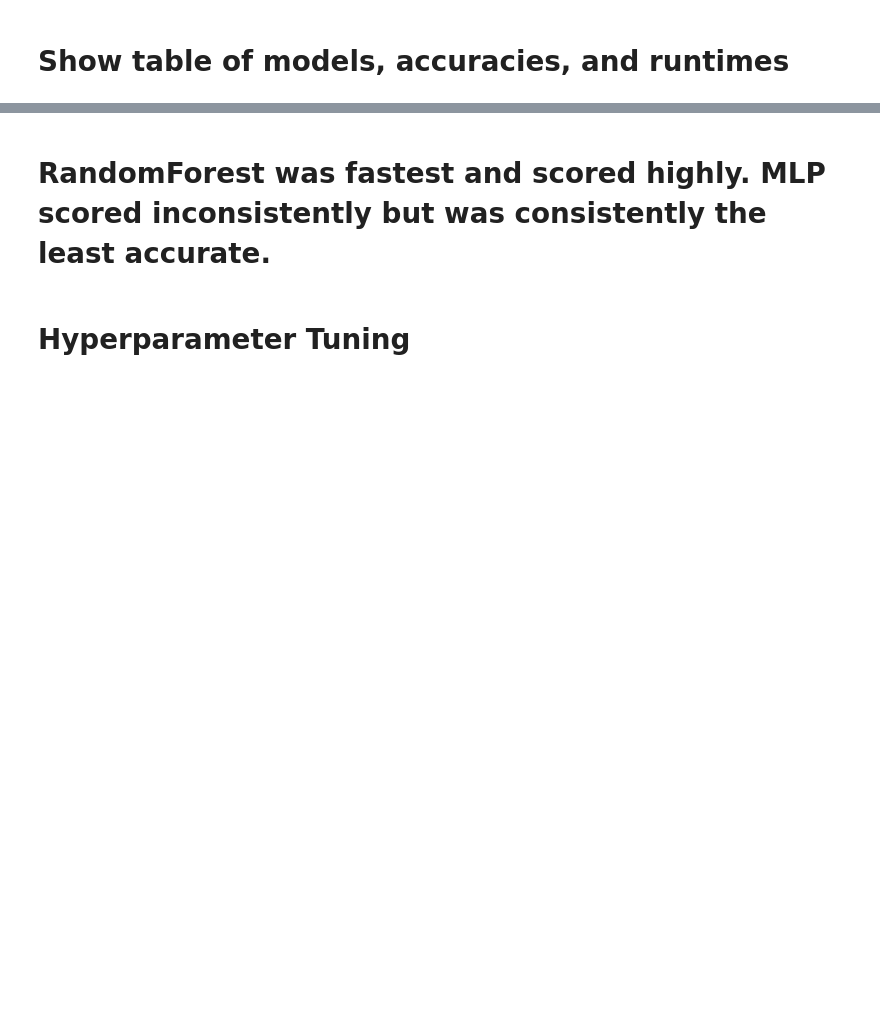
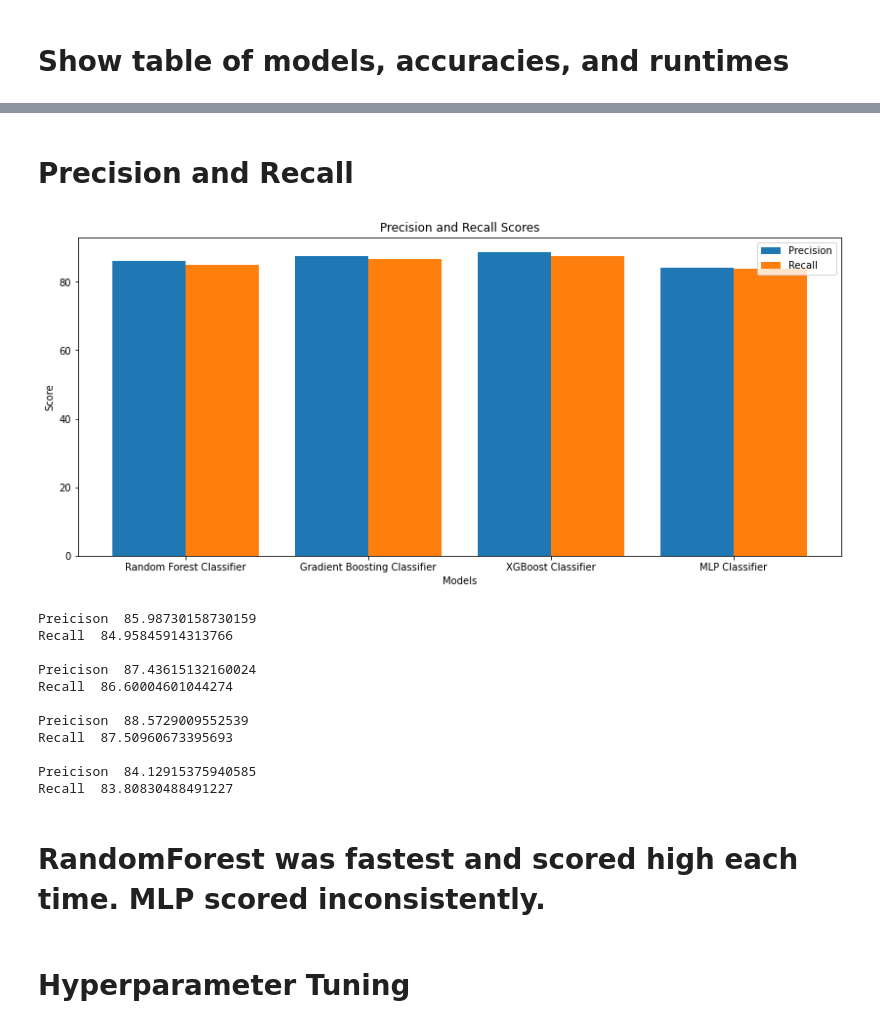
Before and after one commit to mkerekes1427/CAP-4770-Final-Project, a Jupyter notebook: sleep-datascience-notebook.ipynb, the cells around one changed output, grey strips where cells are left out. Cells and saved outputs as stored; diff of their text form; code cells hidden in the pictures; blank space fills up the shorter version.

```diff
--- a/sleep-datascience-notebook.ipynb
+++ b/sleep-datascience-notebook.ipynb
@@ -363,5 +389,53 @@ acc_runtime_table
+# %% [markdown]
+# Precision and Recall
+# %%
+from sklearn.metrics import precision_score
+from sklearn.metrics import recall_score
+
+RF_precision =  precision_score(y_test, synth_rf_preds, average='macro') * 100
+GBC_precision =  precision_score(y_test, synth_gbc_preds, average='macro') * 100
+XGB_precision =  precision_score(y_test, synth_xgb_preds, average='macro') * 100
+MLP_precision =  precision_score(y_test, synth_mlp_preds, average='macro') * 100
+
+RF_recall =  recall_score(y_test, synth_rf_preds, average='macro') * 100
+GBC_recall =  recall_score(y_test, synth_gbc_preds, average='macro') * 100
+XGB_recall =  recall_score(y_test, synth_xgb_preds, average='macro') * 100
+MLP_recall =  recall_score(y_test, synth_mlp_preds, average='macro') * 100
+
+names = ["Random Forest Classifier", "Gradient Boosting Classifier", "XGBoost Classifier", "MLP Classifier"]
+precision = [RF_precision, GBC_precision, XGB_precision, MLP_precision]
+recall = [RF_recall, GBC_recall, XGB_recall, MLP_recall]
+
+plt.figure(figsize=[14, 6])
+x_axis = np.arange(len(names))
+plt.bar(x_axis - 0.2, precision, 0.4, label = 'Precision')
+plt.bar(x_axis + 0.2, recall, 0.4, label = 'Recall')
+plt.xticks(x_axis, names)
+plt.xlabel('Models')
+plt.ylabel('Score')
+plt.title('Precision and Recall Scores')
+plt.legend()
+plt.show()
+
+for p, r in zip(precision, recall):
+    print('Preicison ', p)
+    print("Recall ", r)
+    print()
+# %% [output]
+[figure, added]
+Preicison  85.98730158730159
+Recall  84.95845914313766
+
+Preicison  87.43615132160024
+Recall  86.60004601044274
+
+Preicison  88.5729009552539
+Recall  87.50960673395693
+
+Preicison  84.12915375940585
+Recall  83.80830488491227
 # %% [markdown]
-# RandomForest was fastest and scored highly. MLP scored inconsistently but was consistently the least accurate.
+# RandomForest was fastest and scored high each time. MLP scored inconsistently.
 # %% [markdown]
 # Hyperparameter Tuning
 # %% [markdown]
```
Also changed, not shown: parts of 16 cells of this notebook.
